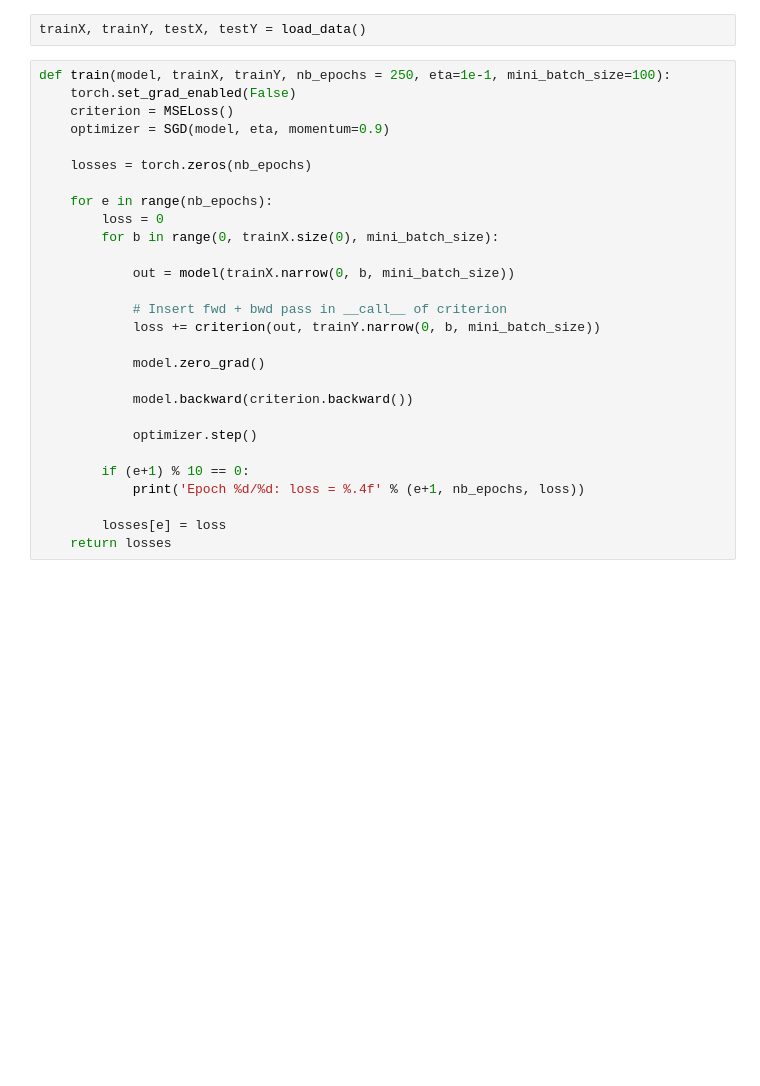
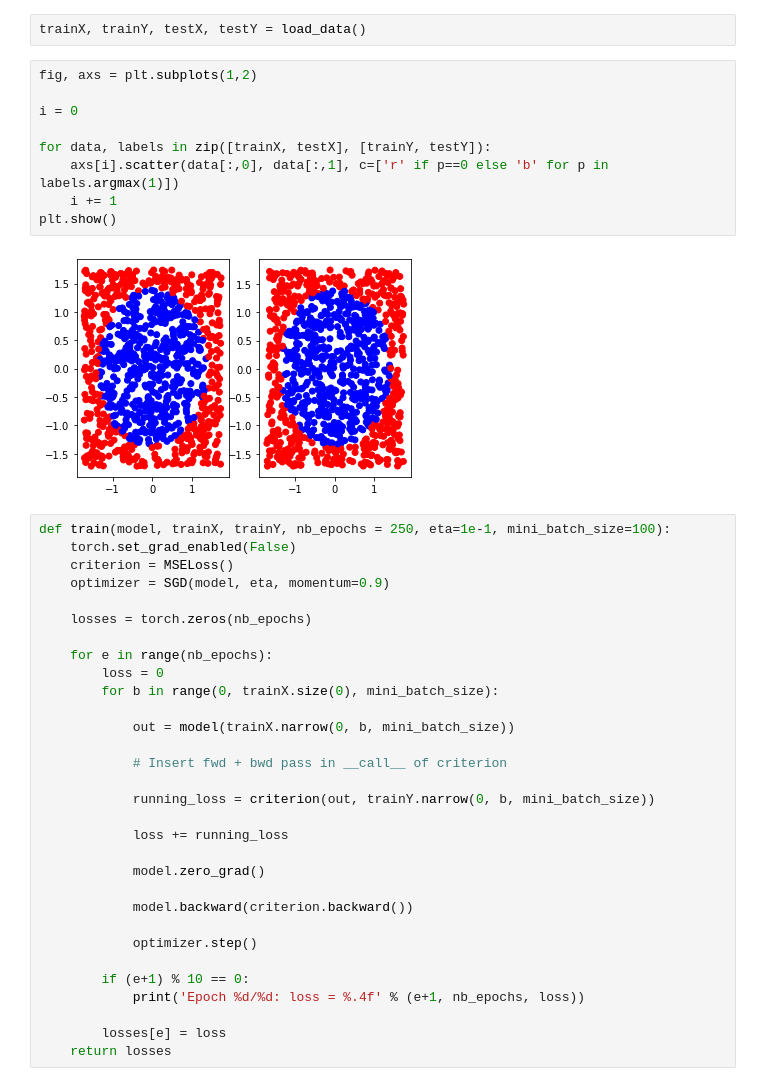
Before and after one commit to Neclow/ee559-project2, a Jupyter notebook: Project2v1.ipynb, the cells around one changed output. Saved outputs shown, nothing was run; the diff lists cells and outputs as text; blank space fills up the shorter version.

```diff
--- a/Project2v1.ipynb
+++ b/Project2v1.ipynb
@@ -13,6 +13,17 @@ from metrics import compute_accuracy
 import matplotlib.pyplot as plt
 # %%
 trainX, trainY, testX, testY = load_data()
+# %%
+fig, axs = plt.subplots(1,2)
+
+i = 0
+
+for data, labels in zip([trainX, testX], [trainY, testY]):
+    axs[i].scatter(data[:,0], data[:,1], c=['r' if p==0 else 'b' for p in labels.argmax(1)])
+    i += 1
+plt.show()
+# %% [output]
+[figure, added]
 # %%
 def train(model, trainX, trainY, nb_epochs = 250, eta=1e-1, mini_batch_size=100):
     torch.set_grad_enabled(False)
@@ -28,7 +39,10 @@ def train(model, trainX, trainY, nb_epochs = 250, eta=1e-1, mini_batch_size=100)
             out = model(trainX.narrow(0, b, mini_batch_size))
 
             # Insert fwd + bwd pass in __call__ of criterion
-            loss += criterion(out, trainY.narrow(0, b, mini_batch_size))
+
+            running_loss = criterion(out, trainY.narrow(0, b, mini_batch_size))
+
+            loss += running_loss
 
             model.zero_grad()
 
```
Also changed, not shown: parts of 7 cells of this notebook, 1 other file.
